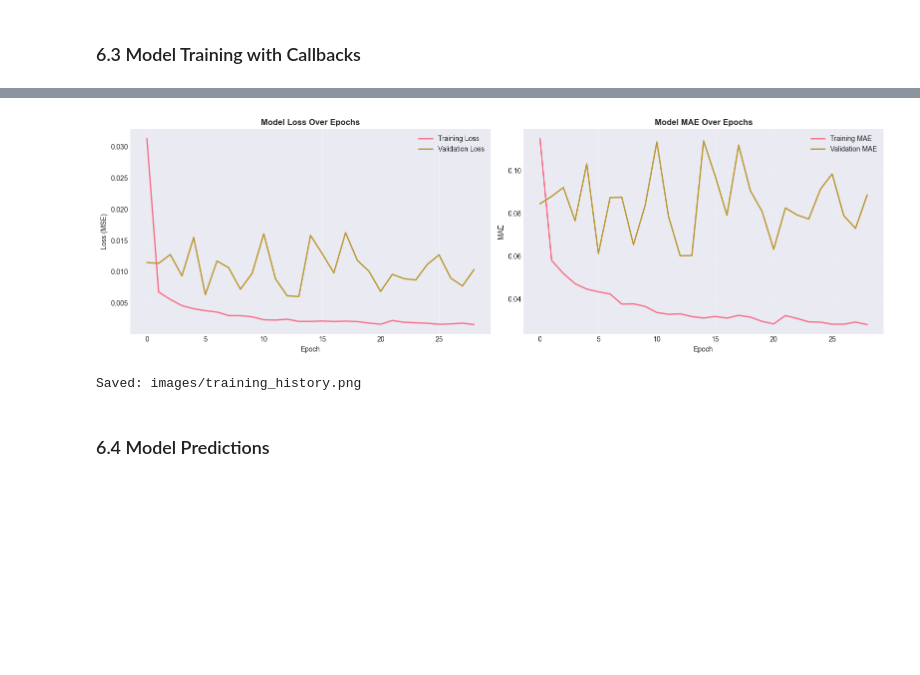
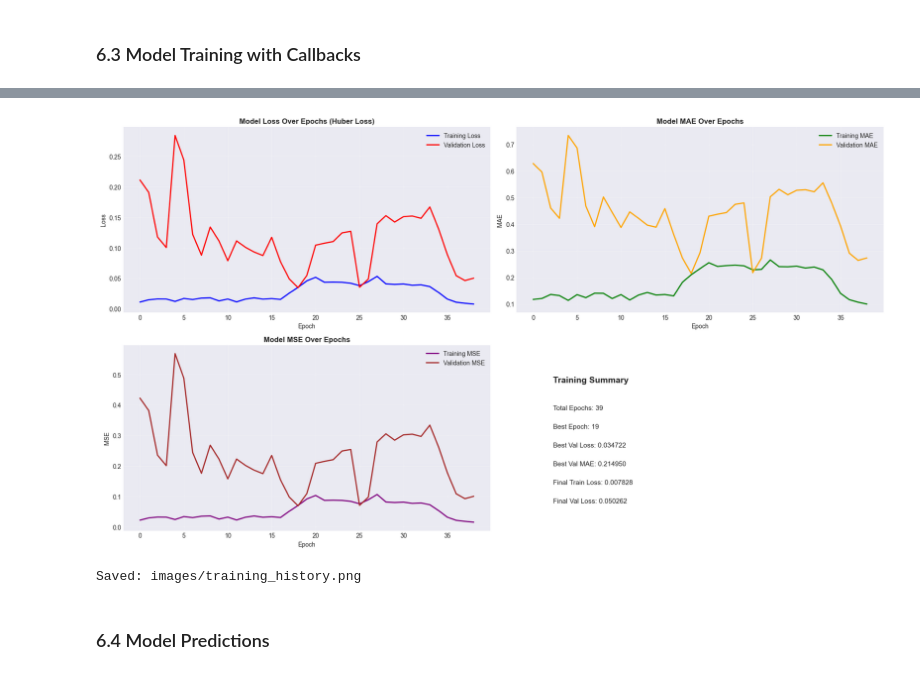
Before and after one commit to A-d-1-t-y-a/multiple-regression, a Jupyter notebook: stock_market_prediction_assignment.ipynb, the cells around one changed output, grey strips where cells are left out. Saved outputs shown, nothing was run; the diff lists cells and outputs as text; code cells hidden in the pictures; blank space fills up the shorter version.

Commit message:
feat: Update Jupyter notebook with revised execution counts, improved performance metrics display, and enhanced model comparison visualizations for stock market prediction using LSTM.

```diff
--- a/stock_market_prediction_assignment.ipynb
+++ b/stock_market_prediction_assignment.ipynb
@@ -348,7 +348,8 @@ Saved: images/technical_indicators.png
 ### 4.4 Feature Scaling and Data Preparation
 # %%
 feature_columns = ['Open', 'High', 'Low', 'Close', 'Volume', 'SMA_20', 'SMA_50',
-                   'EMA_12', 'EMA_26', 'RSI', 'MACD', 'MACD_Signal']
+                   'EMA_12', 'EMA_26', 'RSI', 'MACD', 'MACD_Signal',
+                   'BB_Upper', 'BB_Lower', 'Daily_Return', 'Volatility']
 target_column = 'Close'
 
 data = df[feature_columns].values
@@ -382,4 +383,5 @@ print(f"Test set: {test_data_scaled.shape}")
 print(f"\nTrain: {len(train_data_scaled)} samples ({len(train_data_scaled)/len(data)*100:.1f}%)")
 print(f"Validation: {len(val_data_scaled)} samples ({len(val_data_scaled)/len(data)*100:.1f}%)")
 print(f"Test: {len(test_data_scaled)} samples ({len(test_data_scaled)/len(data)*100:.1f}%)")
+print(f"Total features: {len(feature_columns)}")
 # %% [output]
@@ -613,28 +637,46 @@ Training completed!
 # %%
-fig, axes = plt.subplots(1, 2, figsize=(16, 5))
+fig, axes = plt.subplots(2, 2, figsize=(18, 10))
 
-axes[0].plot(history.history['loss'], label='Training Loss', linewidth=2)
-axes[0].plot(history.history['val_loss'], label='Validation Loss', linewidth=2)
-axes[0].set_title('Model Loss Over Epochs', fontsize=12, fontweight='bold')
-axes[0].set_xlabel('Epoch')
-axes[0].set_ylabel('Loss (MSE)')
-axes[0].legend()
-axes[0].grid(True, alpha=0.3)
+axes[0, 0].plot(history.history['loss'], label='Training Loss', linewidth=2, color='blue')
+axes[0, 0].plot(history.history['val_loss'], label='Validation Loss', linewidth=2, color='red')
+axes[0, 0].set_title('Model Loss Over Epochs (Huber Loss)', fontsize=12, fontweight='bold')
+axes[0, 0].set_xlabel('Epoch')
+axes[0, 0].set_ylabel('Loss')
+axes[0, 0].legend()
+axes[0, 0].grid(True, alpha=0.3)
 
-axes[1].plot(history.history['mae'], label='Training MAE', linewidth=2)
-axes[1].plot(history.history['val_mae'], label='Validation MAE', linewidth=2)
-axes[1].set_title('Model MAE Over Epochs', fontsize=12, fontweight='bold')
-axes[1].set_xlabel('Epoch')
-axes[1].set_ylabel('MAE')
-axes[1].legend()
-axes[1].grid(True, alpha=0.3)
+axes[0, 1].plot(history.history['mae'], label='Training MAE', linewidth=2, color='green')
+axes[0, 1].plot(history.history['val_mae'], label='Validation MAE', linewidth=2, color='orange')
+axes[0, 1].set_title('Model MAE Over Epochs', fontsize=12, fontweight='bold')
+axes[0, 1].set_xlabel('Epoch')
+axes[0, 1].set_ylabel('MAE')
+axes[0, 1].legend()
+axes[0, 1].grid(True, alpha=0.3)
+
+axes[1, 0].plot(history.history['mse'], label='Training MSE', linewidth=2, color='purple')
+axes[1, 0].plot(history.history['val_mse'], label='Validation MSE', linewidth=2, color='brown')
+axes[1, 0].set_title('Model MSE Over Epochs', fontsize=12, fontweight='bold')
+axes[1, 0].set_xlabel('Epoch')
+axes[1, 0].set_ylabel('MSE')
+axes[1, 0].legend()
+axes[1, 0].grid(True, alpha=0.3)
+
+best_epoch = np.argmin(history.history['val_loss'])
+axes[1, 1].text(0.1, 0.8, f"Training Summary", fontsize=14, fontweight='bold', transform=axes[1, 1].transAxes)
+axes[1, 1].text(0.1, 0.65, f"Total Epochs: {len(history.history['loss'])}", fontsize=11, transform=axes[1, 1].transAxes)
+axes[1, 1].text(0.1, 0.55, f"Best Epoch: {best_epoch + 1}", fontsize=11, transform=axes[1, 1].transAxes)
+axes[1, 1].text(0.1, 0.45, f"Best Val Loss: {min(history.history['val_loss']):.6f}", fontsize=11, transform=axes[1, 1].transAxes)
+axes[1, 1].text(0.1, 0.35, f"Best Val MAE: {min(history.history['val_mae']):.6f}", fontsize=11, transform=axes[1, 1].transAxes)
+axes[1, 1].text(0.1, 0.25, f"Final Train Loss: {history.history['loss'][-1]:.6f}", fontsize=11, transform=axes[1, 1].transAxes)
+axes[1, 1].text(0.1, 0.15, f"Final Val Loss: {history.history['val_loss'][-1]:.6f}", fontsize=11, transform=axes[1, 1].transAxes)
+axes[1, 1].axis('off')
 
 plt.tight_layout()
 plt.savefig('images/training_history.png', dpi=300, bbox_inches='tight')
 plt.show()
 print("Saved: images/training_history.png")
 # %% [output]
-[figure, old version]
+[figure, new version]
 Saved: images/training_history.png
 # %% [markdown]
 ### 6.4 Model Predictions
```
Also changed, not shown: parts of 11 cells of this notebook.
